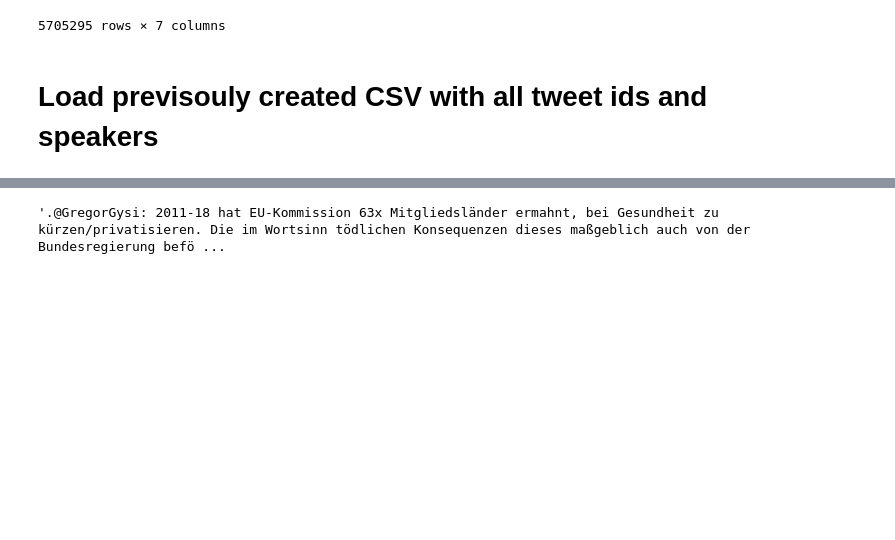
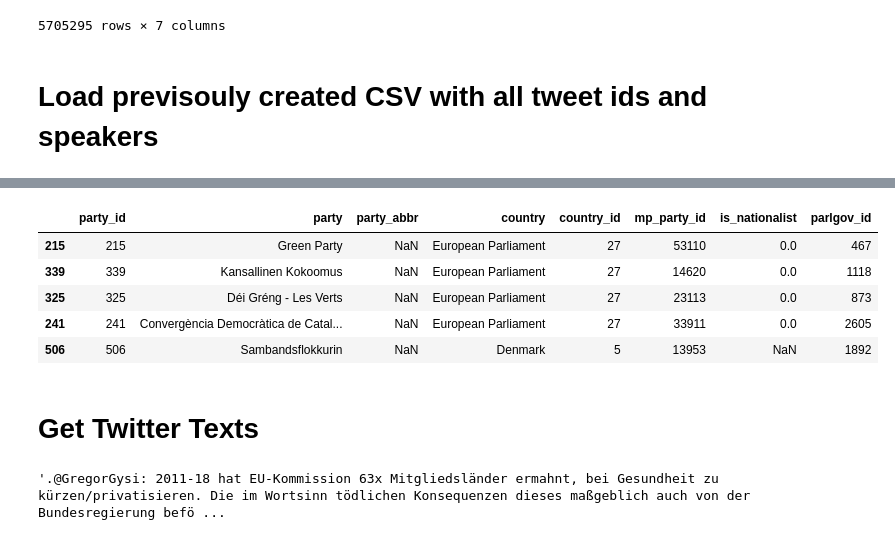
Before and after one commit to Jamo197/political-bias-detection, a Jupyter notebook: src/twitter.ipynb, the cells around one changed output, grey strips where cells are left out. Saved outputs shown, nothing was run; the diff lists cells and outputs as text; code cells hidden in the pictures; blank space fills up the shorter version.

```diff
--- a/src/twitter.ipynb
+++ b/src/twitter.ipynb
@@ -256,3 +297,14 @@ eu_members_df[eu_members_df["uid"] == uid_to_find]
+# %%
+parties_df.sample(5)
+# %% [output]
+|  | party_id | party | party_abbr | country | country_id | mp_party_id | is_nationalist | parlgov_id |
+| 215 | 215 | Green Party | NaN | European Parliament | 27 | 53110 | 0.0 | 467 |
+| 339 | 339 | Kansallinen Kokoomus | NaN | European Parliament | 27 | 14620 | 0.0 | 1118 |
+| 325 | 325 | Déi Gréng - Les Verts | NaN | European Parliament | 27 | 23113 | 0.0 | 873 |
+| 241 | 241 | Convergència Democràtica de Catal... | NaN | European Parliament | 27 | 33911 | 0.0 | 2605 |
+| 506 | 506 | Sambandsflokkurin | NaN | Denmark | 5 | 13953 | NaN | 1892 |
+# %% [markdown]
+# Get Twitter Texts
 # %%
 import requests
 from bs4 import BeautifulSoup
```
Also changed, not shown: parts of 9 cells of this notebook, 1 other file.
